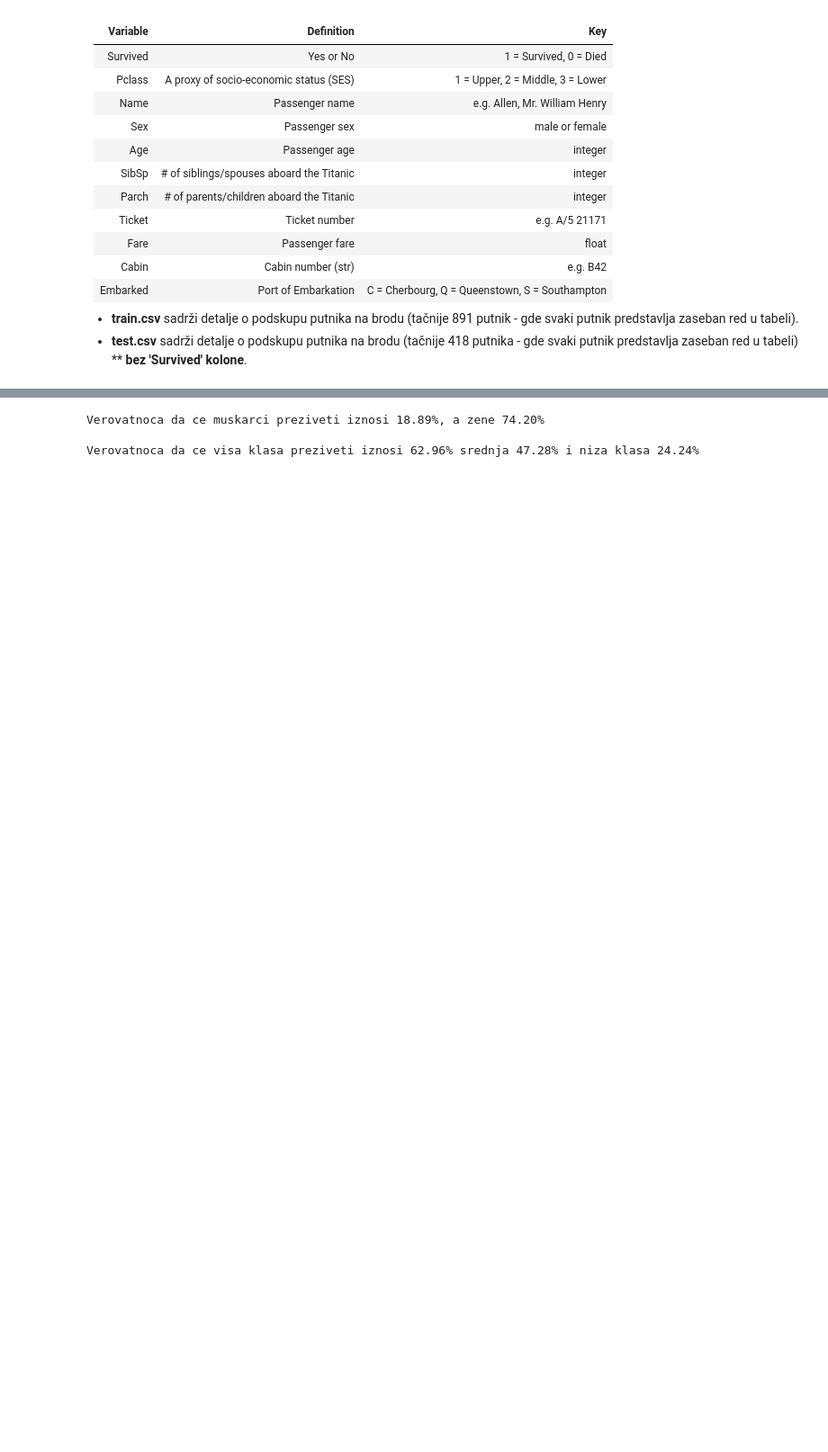
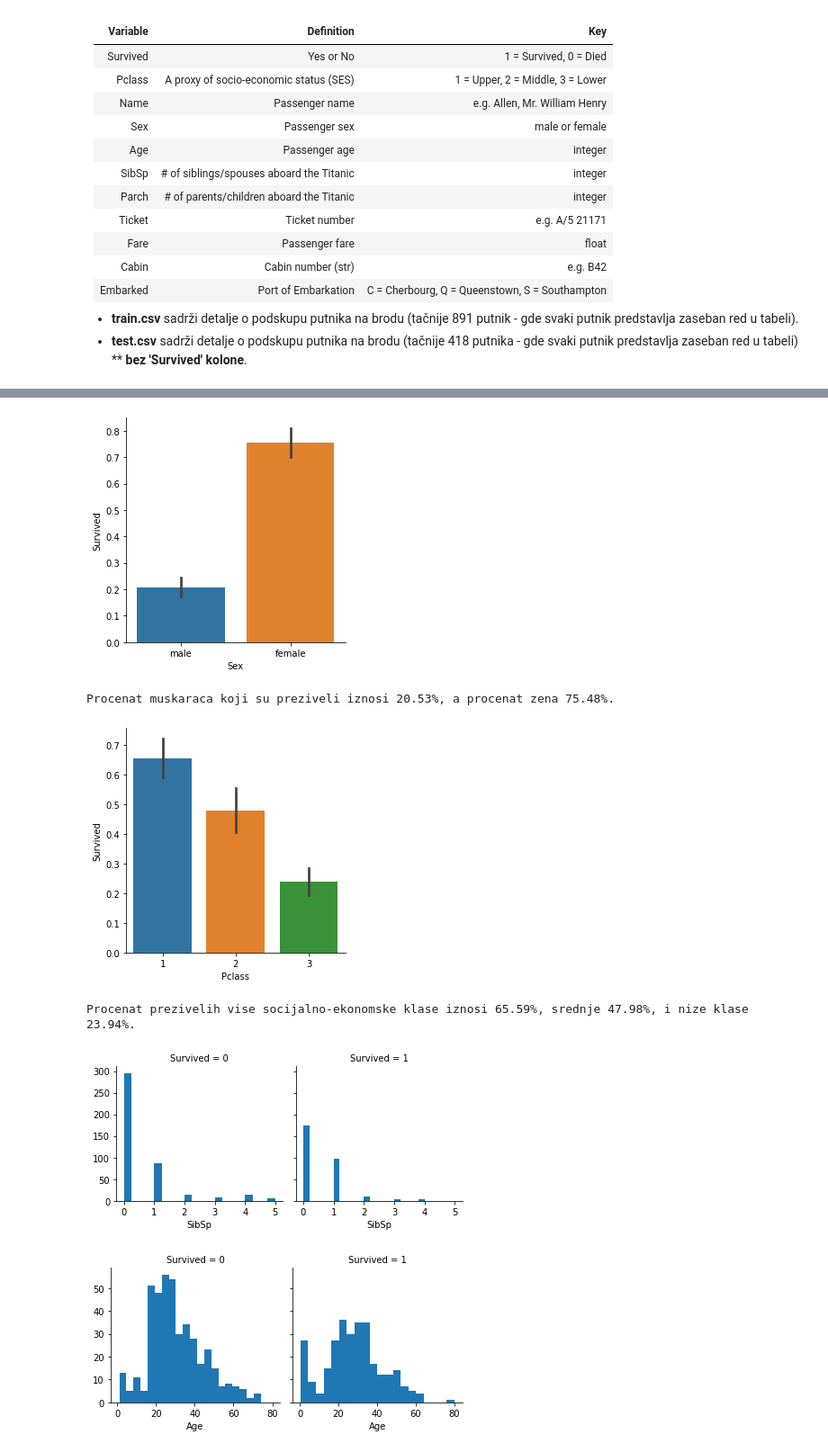
Before and after one commit to sushiPlague/titanic-shipwreck-prediction-model, a Jupyter notebook: titanic_shipwreck.ipynb, the cells around one changed output, grey strips where cells are left out. Shown at 90% size. Drawn from its saved outputs; the diff is of its cells as text; code cells hidden in the pictures; blank space fills up the shorter version.

```diff
--- a/titanic_shipwreck.ipynb
+++ b/titanic_shipwreck.ipynb
@@ -55,5 +65,7 @@ from sklearn.ensemble import RandomForestClassifier
 - **test.csv** sadrži detalje o podskupu putnika na brodu (tačnije 418 putnika - gde svaki putnik predstavlja zaseban red u tabeli) ** **bez 'Survived' kolone**.
 # %%
 # ucitavanje skupova podataka
-train_df = pd.read_csv("datasets/train.csv")
+train_df = pd.read_csv("datasets/train.csv").dropna(subset=["Age"])
 test_df = pd.read_csv("datasets/test.csv")
+
+train_df.describe()
@@ -67,21 +95,45 @@ Potrebno je proveriti koje od kolona uticu na rezultat prezivljavanja odredjenog
 
 <a href="#table-of-contents"> Povratak na pregled sadržaja </a>
 # %%
-# Pol
+# Sex
+sns.catplot(x="Sex", y ="Survived", data=train_df, kind="bar", height=4)
+plt.show()
+
 men = np.mean(train_df.loc[train_df.Sex == 'male']["Survived"])
 women = np.mean(train_df.loc[train_df.Sex == 'female']["Survived"])
 
-print(f'Verovatnoca da ce muskarci preziveti iznosi {men * 100:.2f}%, a zene {women * 100:.2f}%\n')
+print(f'Procenat muskaraca koji su preziveli iznosi {men * 100:.2f}%, a procenat zena {women * 100:.2f}%.\n')
 
 # Pclass
+sns.catplot(x="Pclass", y ="Survived", data=train_df, kind="bar", height=4)
+plt.show()
+
 upper = np.mean(train_df.loc[train_df.Pclass == 1]["Survived"])
 middle = np.mean(train_df.loc[train_df.Pclass == 2]["Survived"])
 lower = np.mean(train_df.loc[train_df.Pclass == 3]["Survived"])
 
-print(f'Verovatnoca da ce visa klasa preziveti iznosi {upper * 100:.2f}%',
-      f'srednja {middle * 100:.2f}%',
-      f'i niza klasa {lower * 100:.2f}%\n')
+print(f'Procenat prezivelih vise socijalno-ekonomske klase iznosi {upper * 100:.2f}%,',
+      f'srednje {middle * 100:.2f}%,',
+      f'i nize klase {lower * 100:.2f}%.\n')
+
+# SibSp
+g = sns.FacetGrid(train_df, col='Survived')
+g.map(plt.hist, 'SibSp', bins=20)
+plt.show()
+
+# Age
+g = sns.FacetGrid(train_df, col='Survived')
+g.map(plt.hist, 'Age', bins=20)
+plt.show()
+
+# Parch
+g = sns.FacetGrid(train_df, col='Survived')
+g.map(plt.hist, 'Parch', bins=20)
+plt.show()
 # %% [output]
+[figure, added]
-Verovatnoca da ce muskarci preziveti iznosi 18.89%, a zene 74.20%
-
-Verovatnoca da ce visa klasa preziveti iznosi 62.96% srednja 47.28% i niza klasa 24.24%
+Procenat muskaraca koji su preziveli iznosi 20.53%, a procenat zena 75.48%.
+[figure, added]
+Procenat prezivelih vise socijalno-ekonomske klase iznosi 65.59%, srednje 47.98%, i nize klase 23.94%.
+[figure, added]
+[figure, added]
```
Also changed, not shown: parts of 17 cells of this notebook, 1 other file.
